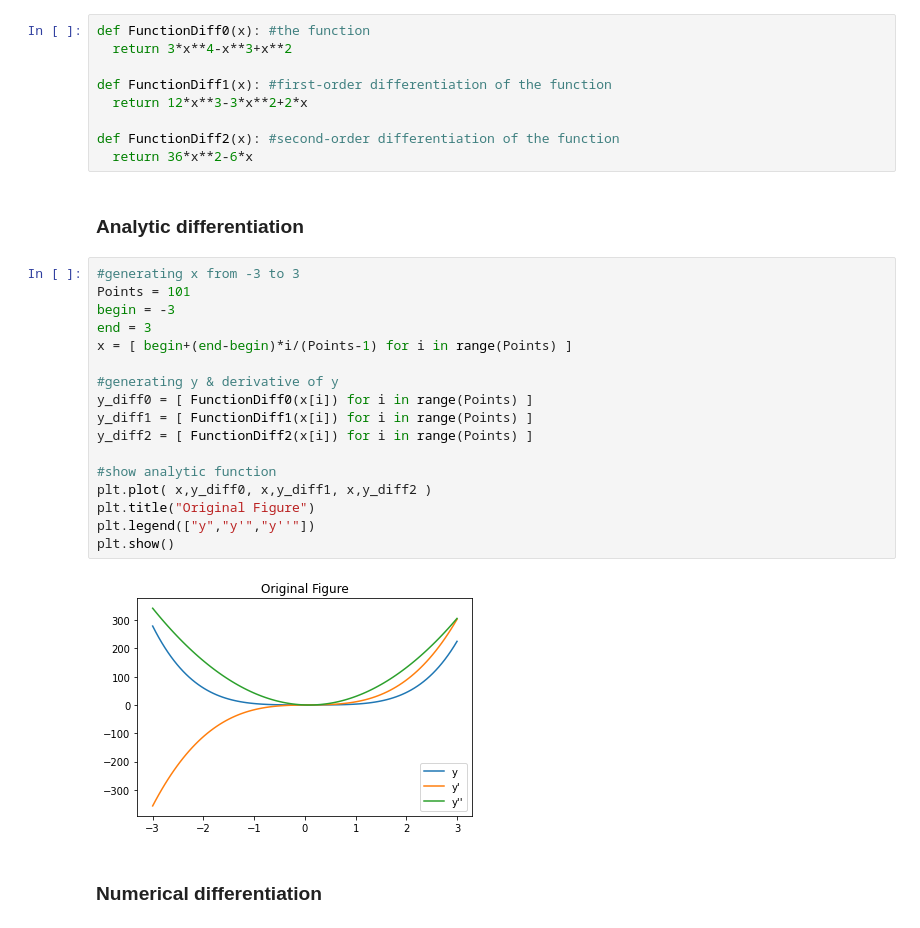
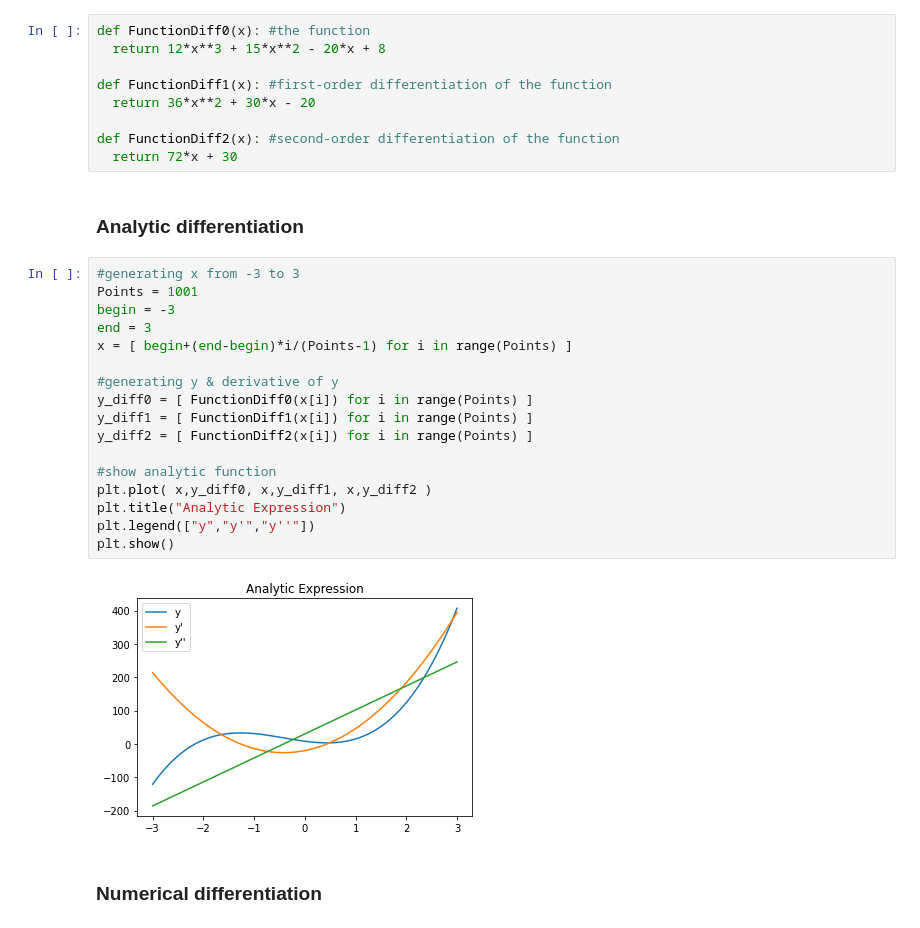
Before and after one commit to TW-ZJLin/FiniteDifference, a Jupyter notebook: Finite_Difference.ipynb, the cells around one changed output. Cells and saved outputs as stored; diff of their text form.

```diff
--- a/Finite_Difference.ipynb
+++ b/Finite_Difference.ipynb
@@ -55,34 +55,34 @@ def BackwardDifference( x, y = None, neighbor = 1 ):
 ### Function
 # %%
 def FunctionDiff0(x): #the function
-  return 3*x**4-x**3+x**2
+  return 12*x**3 + 15*x**2 - 20*x + 8
 
 def FunctionDiff1(x): #first-order differentiation of the function
-  return 12*x**3-3*x**2+2*x
+  return 36*x**2 + 30*x - 20
 
 def FunctionDiff2(x): #second-order differentiation of the function
-  return 36*x**2-6*x
+  return 72*x + 30
 # %% [markdown]
 ### Analytic differentiation
 # %%
 #generating x from -3 to 3
-Points = 101
+Points = 1001
 begin = -3
 end = 3
 x = [ begin+(end-begin)*i/(Points-1) for i in range(Points) ]
 
 #generating y & derivative of y
 y_diff0 = [ FunctionDiff0(x[i]) for i in range(Points) ]
 y_diff1 = [ FunctionDiff1(x[i]) for i in range(Points) ]
 y_diff2 = [ FunctionDiff2(x[i]) for i in range(Points) ]
 
 #show analytic function
 plt.plot( x,y_diff0, x,y_diff1, x,y_diff2 )
-plt.title("Original Figure")
+plt.title("Analytic Expression")
 plt.legend(["y","y'","y''"])
 plt.show()
 # %% [output]
-[figure, old version]
+[figure, new version]
 # %% [markdown]
 ### Numerical differentiation
 # %%
```
Also changed, not shown: parts of 1 cell of this notebook.
